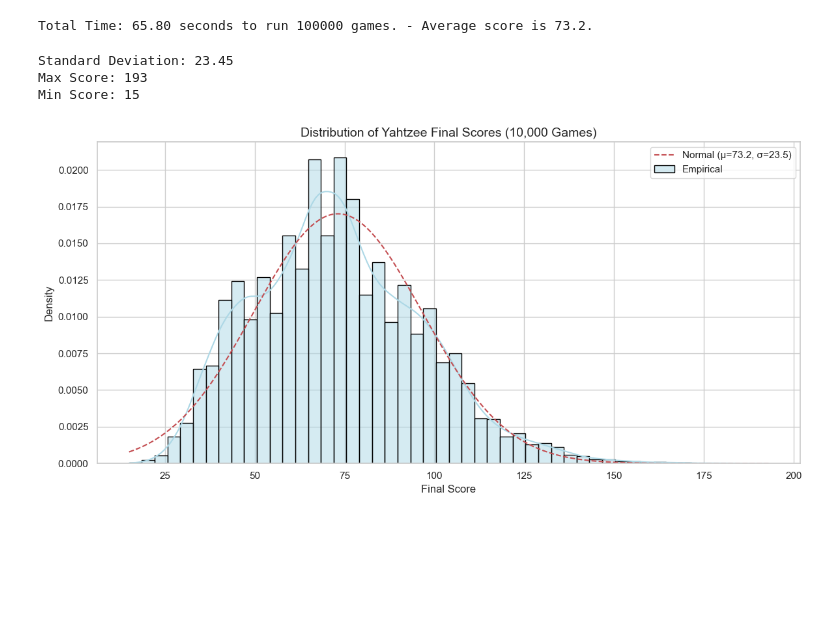
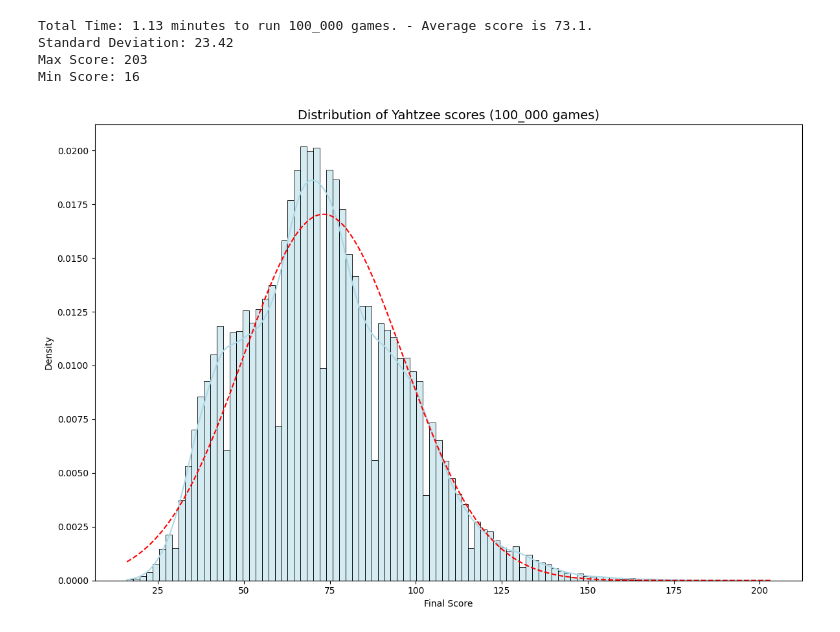
Before and after one commit to BaptPicxDev/yatzee-learning, a Jupyter notebook: notebooks/simulation.ipynb, the cells around one changed output. Saved outputs shown, nothing was run; the diff lists cells and outputs as text; code cells hidden in the pictures; blank space fills up the shorter version.

```diff
--- a/notebooks/simulation.ipynb
+++ b/notebooks/simulation.ipynb
@@ -8,7 +8,7 @@ import seaborn as sns
 from scipy.stats import norm
 from yahtzee import YahtzeeGame
 # %%
-N = 100000
+N = 100_000
 
 def simulate_games(n_games=10000, verbose=False):
     scores = []
@@ -25,46 +25,46 @@ def simulate_games(n_games=10000, verbose=False):
     return scores, end - start
 
 scores, total_time = simulate_games(n_games=N)
+sorted_scores = np.sort(scores)
 mean_score = np.mean(scores)
 std_score = np.std(scores)
 min_score = np.min(scores)
 max_score = np.max(scores)
 
-print(f"Total Time: {total_time:.2f} seconds to run {N} games. - Average score is {mean_score:.1f}.")
+print(f"Total Time: {total_time / 60:.2f} minutes to run {N:_} games. - Average score is {mean_score:.1f}.")
+print(f"Standard Deviation: {std_score:.2f}")
+print(f"Max Score: {max_score}")
+print(f"Min Score: {min_score}")
 # %% [output]
-Total Time: 65.80 seconds to run 100000 games. - Average score is 73.2.
+Total Time: 1.13 minutes to run 100_000 games. - Average score is 73.1.
+Standard Deviation: 23.42
+Max Score: 203
+Min Score: 16
-# %%
-print(f"Standard Deviation: {std_score:.2f}")
-print(f"Max Score: {max_score}")
-print(f"Min Score: {min_score}")
-# %% [output]
-Standard Deviation: 23.45
-Max Score: 193
-Min Score: 15
 # %%
-# Sort scores and assign a virtual index (like time or rank)
-sorted_scores = np.sort(scores)
-
-sns.set(style="whitegrid")
-
-plt.figure(figsize=(12, 6))
+plt.figure(figsize=(12, 8))
 
 # Plot histogram with KDE (empirical distribution)
-sns.histplot(sorted_scores, bins=50, kde=True, stat="density", color="lightblue", edgecolor="black", label="Empirical")
+sns.histplot(
+    sorted_scores,
+    bins=100,
+    kde=True,
+    stat="density",
+    color="lightblue",
+    edgecolor="black",
+)
 
 # Overlay normal distribution curve
-
 x = np.linspace(min(sorted_scores), max(sorted_scores), 1000)
 y = norm.pdf(x, mean_score, std_score)
 plt.plot(x, y, 'r--', label=f"Normal (μ={mean_score:.1f}, σ={std_score:.1f})")
 
 # Plot styling
-plt.title("Distribution of Yahtzee Final Scores (10,000 Games)", fontsize=14)
+plt.title(f"Distribution of Yahtzee scores ({N:_} games)", fontsize=14)
 plt.xlabel("Final Score")
 plt.ylabel("Density")
 plt.legend()
 plt.grid(True)
 plt.tight_layout()
 plt.show()
 # %% [output]
-[figure, old version]
+[figure, new version]
```
